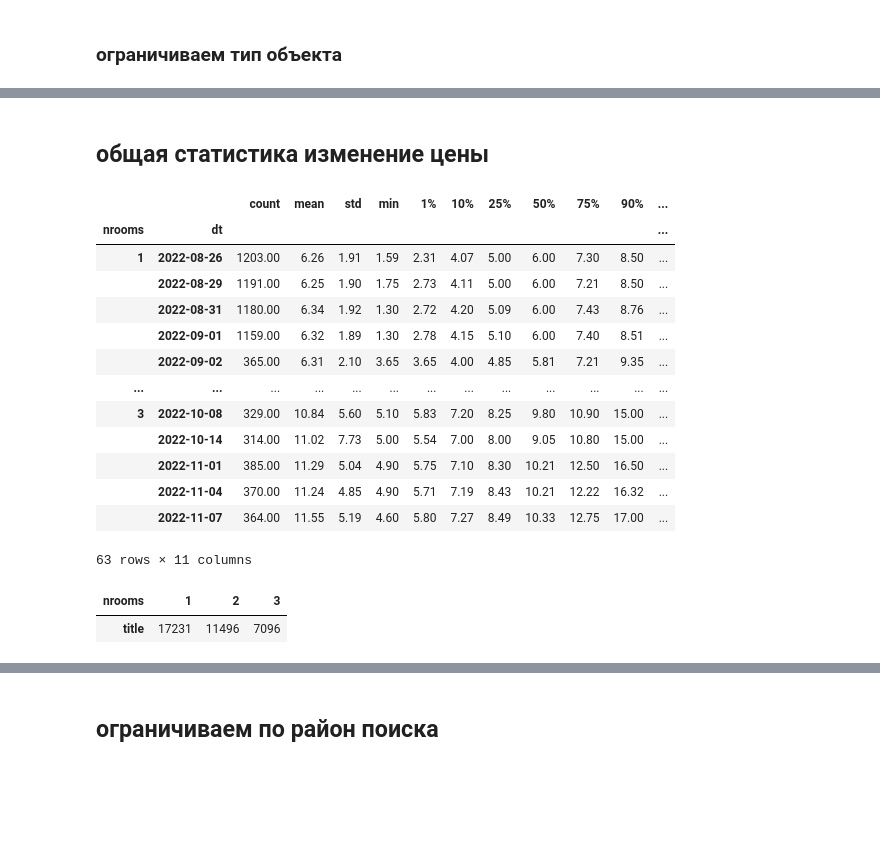
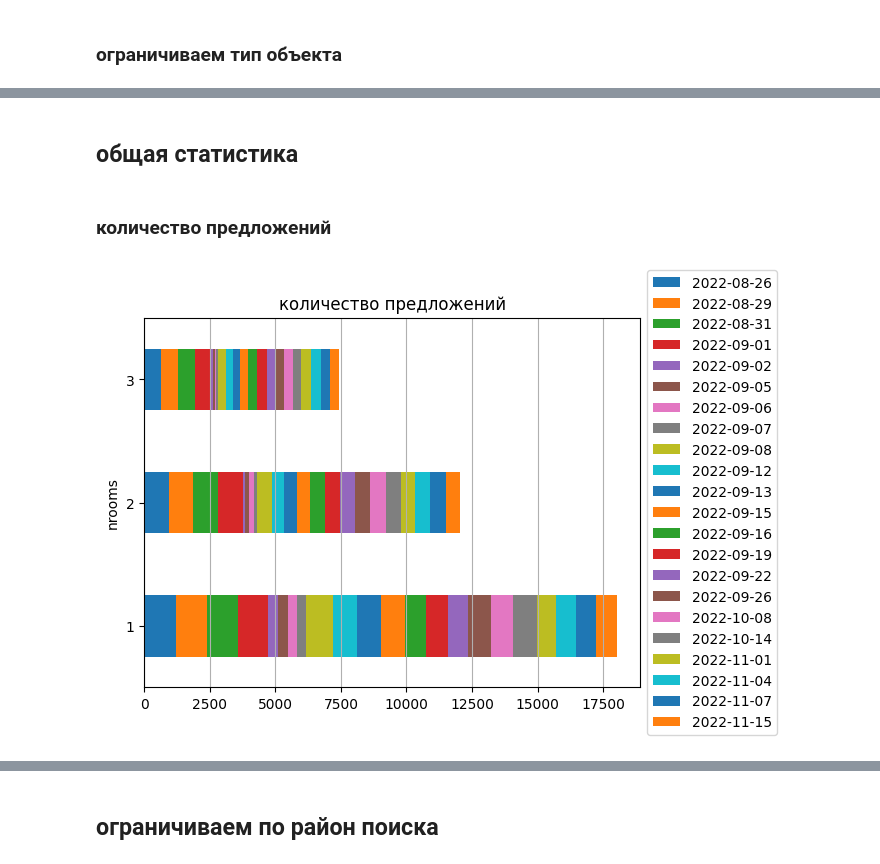
Before and after one commit to smechanoid/avito-parser, a Jupyter notebook: 07a-analysis-flat.ipynb, the cells around one changed output, grey strips where cells are left out. Drawn from its saved outputs; the diff is of its cells as text; code cells hidden in the pictures; blank space fills up the shorter version.

```diff
--- a/07a-analysis-flat.ipynb
+++ b/07a-analysis-flat.ipynb
@@ -123,38 +126,20 @@ del df
 gdf[['title','adr','priceM','geometry']].sample(100).explore()
 # %% [output]
 [interactive output not drawn]
-# %% [markdown]
-## общая статистика изменение цены
-# %%
-stat = (
-    gdf.query('priceM>1.')
-    .groupby(['nrooms','dt'])
-    ['priceM']
-    .describe(percentiles=[.01,.1,.25,.5,.75,.9])
-)
-
-stat
-# %% [output]
-|  |  | count | mean | std | min | 1% | 10% | 25% | 50% | 75% | 90% | ... |
-| nrooms | dt |  |  |  |  |  |  |  |  |  |  | ... |
-| 1 | 2022-08-26 | 1203.00 | 6.26 | 1.91 | 1.59 | 2.31 | 4.07 | 5.00 | 6.00 | 7.30 | 8.50 | ... |
-|  | 2022-08-29 | 1191.00 | 6.25 | 1.90 | 1.75 | 2.73 | 4.11 | 5.00 | 6.00 | 7.21 | 8.50 | ... |
-|  | 2022-08-31 | 1180.00 | 6.34 | 1.92 | 1.30 | 2.72 | 4.20 | 5.09 | 6.00 | 7.43 | 8.76 | ... |
-|  | 2022-09-01 | 1159.00 | 6.32 | 1.89 | 1.30 | 2.78 | 4.15 | 5.10 | 6.00 | 7.40 | 8.51 | ... |
-|  | 2022-09-02 | 365.00 | 6.31 | 2.10 | 3.65 | 3.65 | 4.00 | 4.85 | 5.81 | 7.21 | 9.35 | ... |
-| ... | ... | ... | ... | ... | ... | ... | ... | ... | ... | ... | ... | ... |
-| 3 | 2022-10-08 | 329.00 | 10.84 | 5.60 | 5.10 | 5.83 | 7.20 | 8.25 | 9.80 | 10.90 | 15.00 | ... |
-|  | 2022-10-14 | 314.00 | 11.02 | 7.73 | 5.00 | 5.54 | 7.00 | 8.00 | 9.05 | 10.80 | 15.00 | ... |
-|  | 2022-11-01 | 385.00 | 11.29 | 5.04 | 4.90 | 5.75 | 7.10 | 8.30 | 10.21 | 12.50 | 16.50 | ... |
-|  | 2022-11-04 | 370.00 | 11.24 | 4.85 | 4.90 | 5.71 | 7.19 | 8.43 | 10.21 | 12.22 | 16.32 | ... |
-|  | 2022-11-07 | 364.00 | 11.55 | 5.19 | 4.60 | 5.80 | 7.27 | 8.49 | 10.33 | 12.75 | 17.00 | ... |
-63 rows × 11 columns
-# %%
-( # количество предложений
-    gdf.query('priceM>1.')
-    .groupby(['nrooms'])
-    [['title']].count()
-).T
-# %% [output]
-| nrooms | 1 | 2 | 3 |
-| title | 17231 | 11496 | 7096 |
+# %% [markdown]
+## общая статистика
+# %% [markdown]
+### количество предложений
+# %%
+fig = ( # количество предложений
+    gdf
+    .groupby(['dt','nrooms'])
+    .size().reset_index()
+    .pivot(index='nrooms', columns='dt', values=0)
+    .plot
+    .barh(legend=False,title='количество предложений',stacked=True)
+)
+fig.legend(loc='center left', bbox_to_anchor=(1.0, 0.5))
+fig.grid(axis='x')
+# %% [output]
+[figure, added]
```
Also changed, not shown: parts of 42 cells of this notebook, 10 other files.
